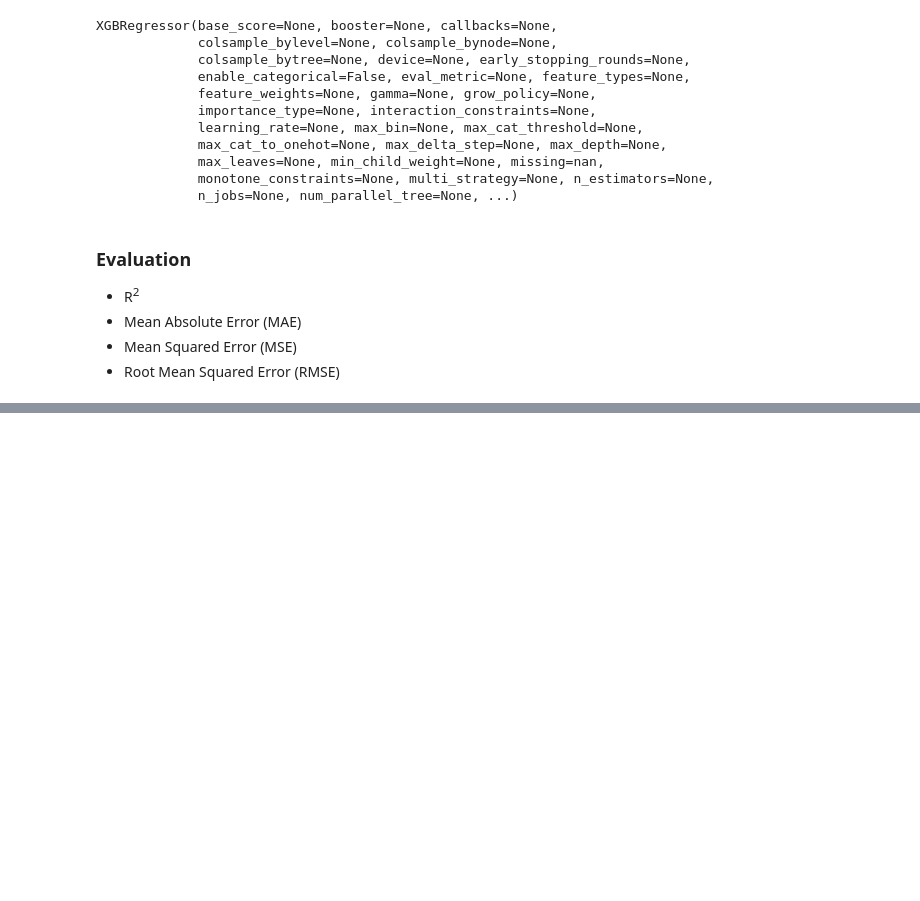
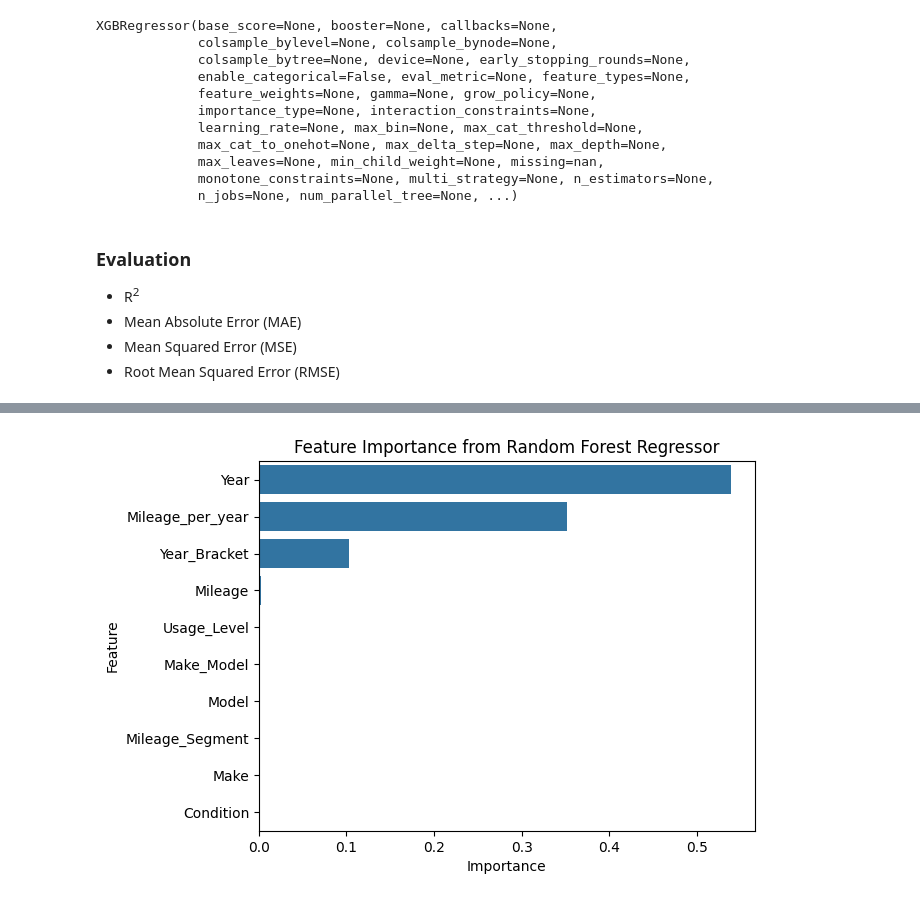
Before and after one commit to Success007T/Car-price-analsis-and-prediction-models, a Jupyter notebook: notebooks/predictive modeling.ipynb, the cells around one changed output, grey strips where cells are left out. Cells and saved outputs as stored; diff of their text form; code cells hidden in the pictures; blank space fills up the shorter version.

```diff
--- a/notebooks/predictive modeling.ipynb
+++ b/notebooks/predictive modeling.ipynb
@@ -264,0 +275,11 @@ with open('scaler.pkl', 'wb') as file:
+# %%
+
+importance = forest_reg.feature_importances_
+features = carsX.columns
+
+feature_importance = pd.DataFrame({
+    "Feature": features,
+    "Importance": importance
+}).sort_values(by="Importance", ascending=False)
+
+print(feature_importance)
@@ -264,0 +298,7 @@ with open('scaler.pkl', 'wb') as file:
+# %%
+# barplot to show feature importance
+sns.barplot(x="Importance", y="Feature", data=feature_importance)
+plt.title("Feature Importance from Random Forest Regressor")
+plt.show()
+# %% [output]
+[figure, added]
```
Also changed, not shown: parts of 15 cells of this notebook, 4 other files.
